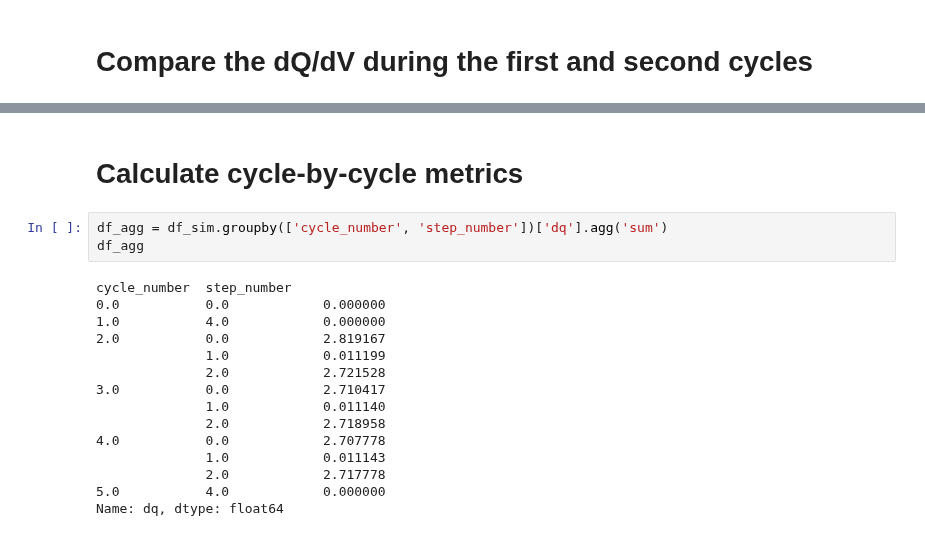
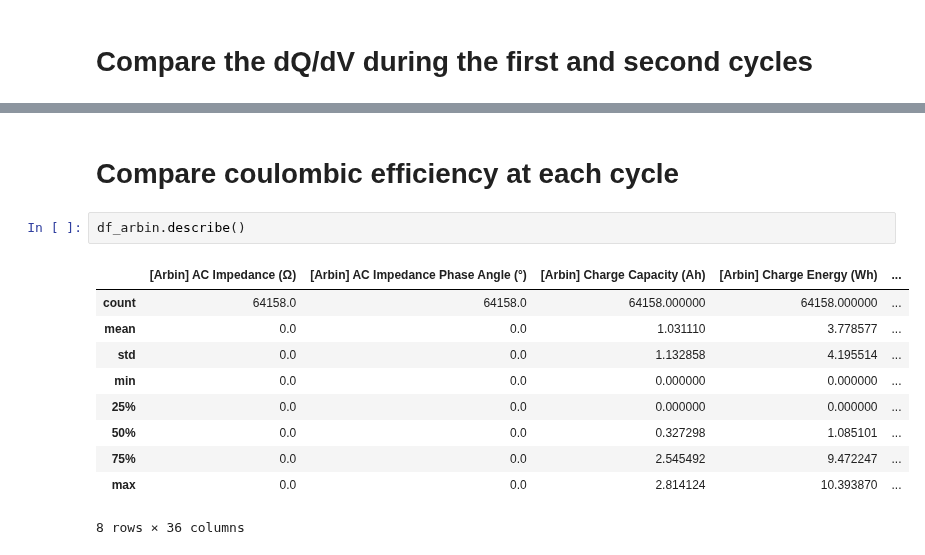
Before and after one commit to wengandrew/formation-modeling, a Jupyter notebook: notebooks/2023_04_30_model_vs_measured.ipynb, the cells around one changed output, grey strips where cells are left out. Cells and saved outputs as stored; diff of their text form.

```diff
--- a/notebooks/2023_04_30_model_vs_measured.ipynb
+++ b/notebooks/2023_04_30_model_vs_measured.ipynb
@@ -284,20 +288,15 @@ df
-# %% [markdown]
-# Calculate cycle-by-cycle metrics
-# %%
-df_agg = df_sim.groupby(['cycle_number', 'step_number'])['dq'].agg('sum')
-df_agg
-# %% [output]
-cycle_number  step_number
-0.0           0.0            0.000000
-1.0           4.0            0.000000
-2.0           0.0            2.819167
-              1.0            0.011199
-              2.0            2.721528
-3.0           0.0            2.710417
-              1.0            0.011140
-              2.0            2.718958
-4.0           0.0            2.707778
-              1.0            0.011143
-              2.0            2.717778
-5.0           4.0            0.000000
-Name: dq, dtype: float64
+# %% [markdown]
+# Compare coulombic efficiency at each cycle
+# %%
+df_arbin.describe()
+# %% [output]
+|  | [Arbin] AC Impedance (Ω) | [Arbin] AC Impedance Phase Angle (°) | [Arbin] Charge Capacity (Ah) | [Arbin] Charge Energy (Wh) | ... |
+| count | 64158.0 | 64158.0 | 64158.000000 | 64158.000000 | ... |
+| mean | 0.0 | 0.0 | 1.031110 | 3.778577 | ... |
+| std | 0.0 | 0.0 | 1.132858 | 4.195514 | ... |
+| min | 0.0 | 0.0 | 0.000000 | 0.000000 | ... |
+| 25% | 0.0 | 0.0 | 0.000000 | 0.000000 | ... |
+| 50% | 0.0 | 0.0 | 0.327298 | 1.085101 | ... |
+| 75% | 0.0 | 0.0 | 2.545492 | 9.472247 | ... |
+| max | 0.0 | 0.0 | 2.814124 | 10.393870 | ... |
+8 rows × 36 columns
```
Also changed, not shown: parts of 10 cells of this notebook, 3 other files.
